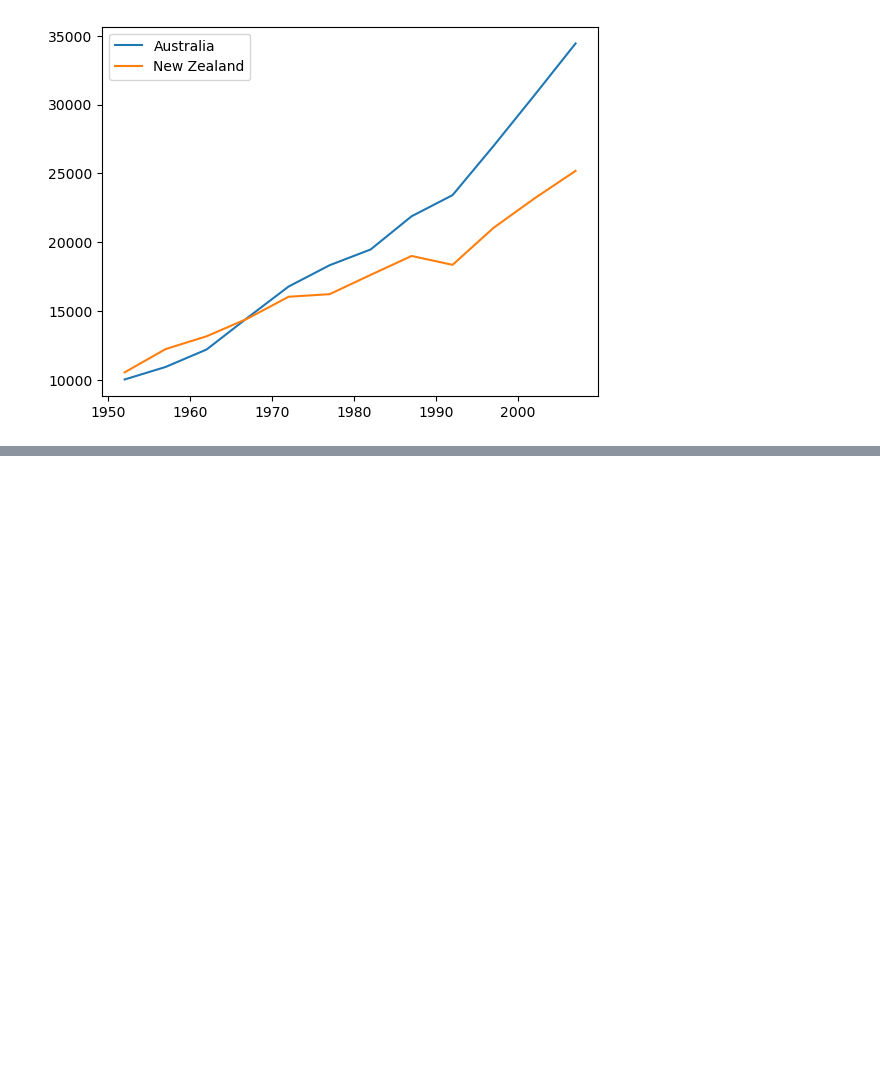
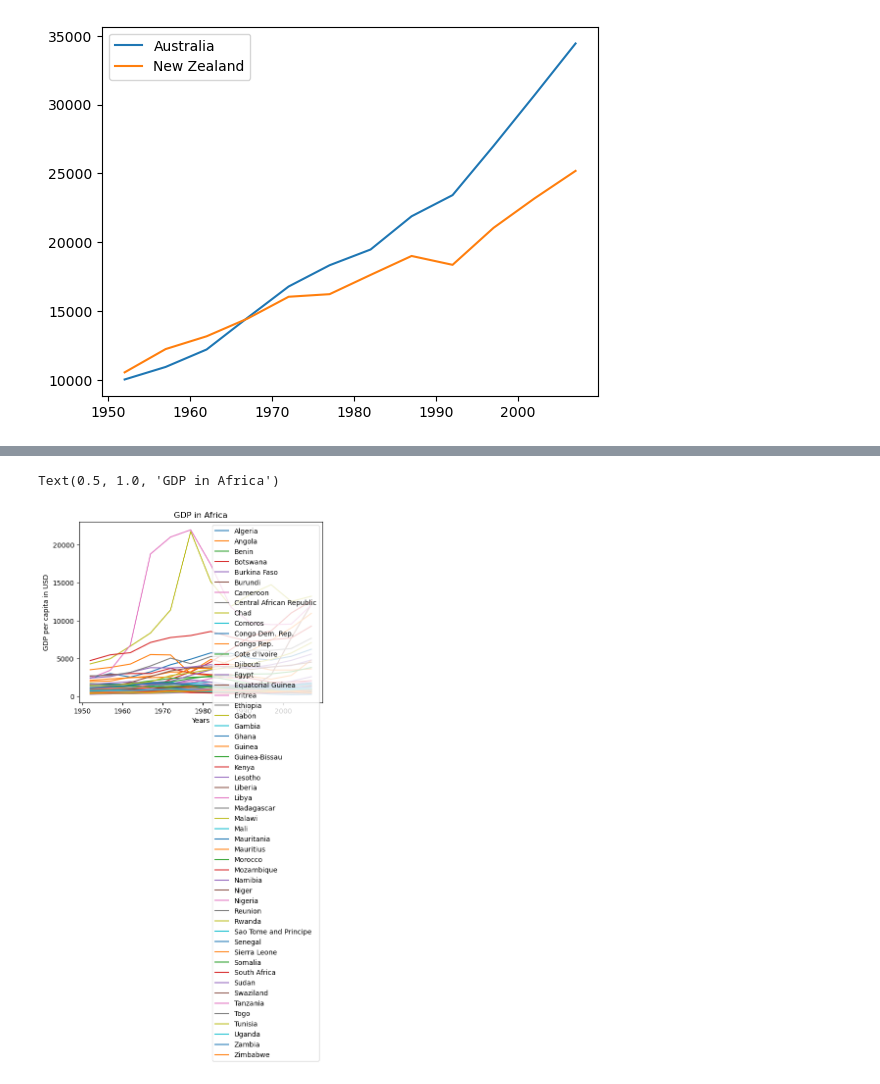
Before and after one commit to UMD-ENMA165-2026-Spring/gapminder, a Jupyter notebook: looping_over_datasets.ipynb, the cells around one changed output, grey strips where cells are left out. Cells and saved outputs as stored; diff of their text form; code cells hidden in the pictures; blank space fills up the shorter version.

Commit message:
4/23 set up Africa Plot

```diff
--- a/looping_over_datasets.ipynb
+++ b/looping_over_datasets.ipynb
@@ -385,3 +385,8 @@ plt.legend()
 # %% [output]
 <matplotlib.legend.Legend at 0x...>
 [figure]
+# %%
+data = numpy.loadtxt("data/gapminder_gdp_africa.csv", skiprows = 1, usecols = range(1,13), delimiter = ",")
+# %%
+headers = numpy.loadtxt("data/gapminder_gdp_africa.csv", usecols = range(1,13), delimiter = ",", dtype = str, max_rows = 1)
+headers
@@ -387,0 +398,3 @@ plt.legend()
+# %%
+columncountry = numpy.loadtxt("data/gapminder_gdp_africa.csv", usecols = 0, delimiter = ",", skiprows = 1, dtype = str)
+columncountry
@@ -387,0 +413,12 @@ plt.legend()
+# %%
+for row, country in zip(data, columncountry):
+
+    plt.plot(years, row, label = country)
+
+plt.legend()
+plt.xlabel("Years")
+plt.ylabel("GDP per capita in USD")
+plt.title("GDP in Africa")
+# %% [output]
+Text(0.5, 1.0, 'GDP in Africa')
+[figure, added]
```
Also changed, not shown: parts of 4 cells of this notebook.
